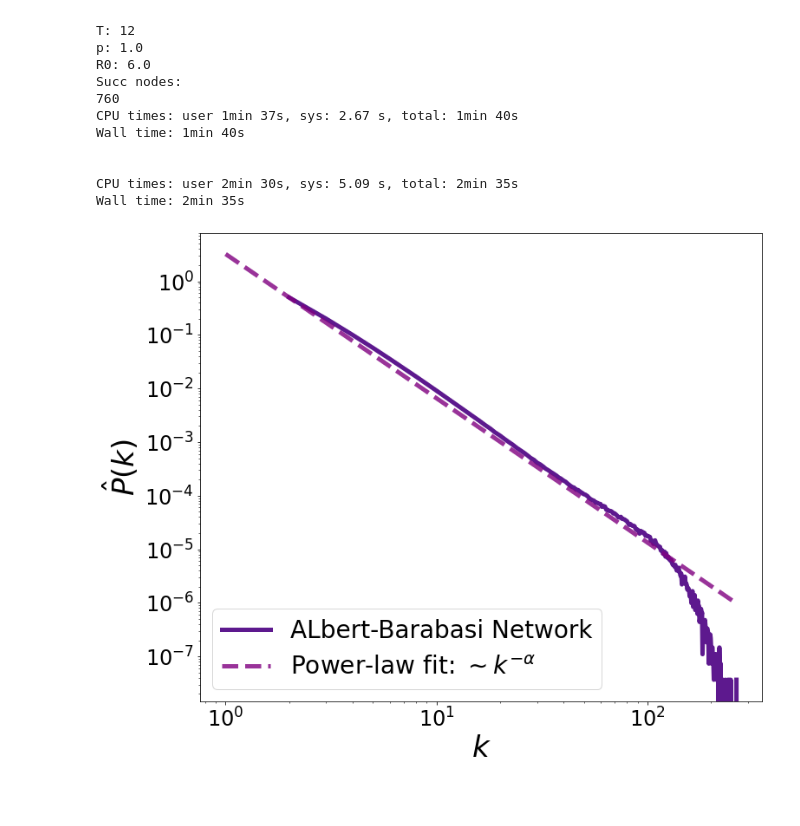
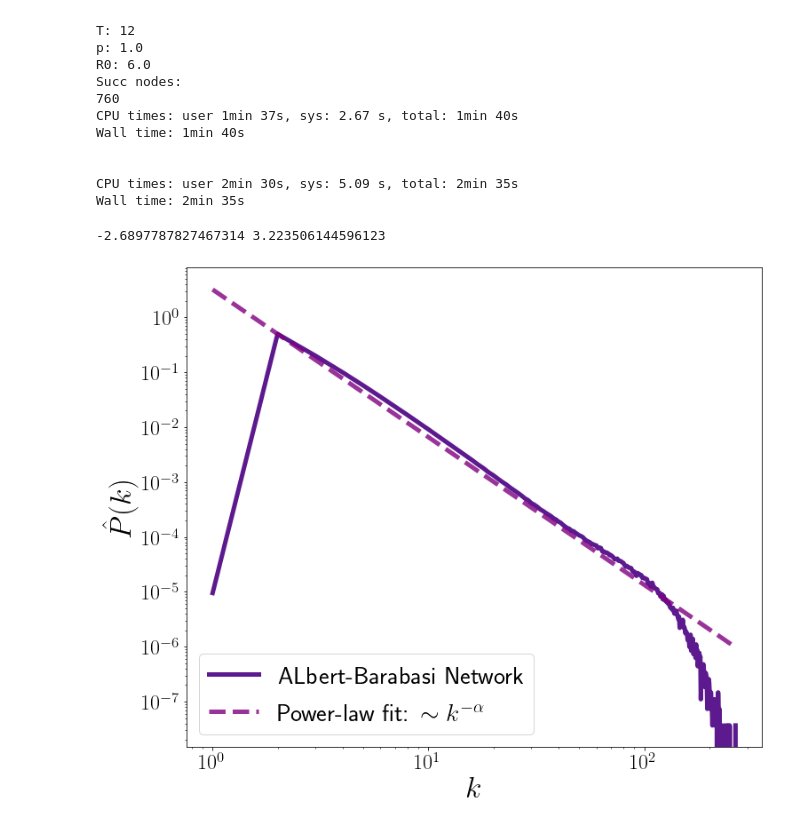
Before and after one commit to betoto008/epidemics_testing, a Jupyter notebook: notebooks/1_Stochastic_Network.ipynb, the cells around one changed output. Saved outputs shown, nothing was run; the diff lists cells and outputs as text; code cells hidden in the pictures; blank space fills up the shorter version.

```diff
--- a/notebooks/1_Stochastic_Network.ipynb
+++ b/notebooks/1_Stochastic_Network.ipynb
@@ -6,6 +6,7 @@ sys.path.append('../library/')
 from models import *
 from Epi_models import*
 from functions import *
+plt.rcParams['text.usetex'] = True
 import networkx as nx
 import matplotlib.animation as animation
 import seaborn as sns
@@ -15,7 +16,7 @@ import warnings
 warnings.filterwarnings('ignore')
 import matplotlib.ticker as ticker
 Text_files_path = '../Text_files/Testing_Networks/'
-
+import math
 %autosave 60
 # %% [output]
 Autosaving every 60 seconds
@@ -226,12 +255,15 @@ CPU times: user 2min 30s, sys: 5.09 s, total: 2min 35s
 Wall time: 2min 35s
 # %%
 fig, ax = plt.subplots(figsize=(12,10), gridspec_kw={'bottom': 0.13,'left':.15})
-ax.plot(k[1:], p_k[1:], marker = '', ms = '13', ls = '-', color = 'indigo', lw = 5, alpha = .9, label = 'ALbert-Barabasi Network')
+ax.plot(k[:], p_k[:], marker = '', ms = '13', ls = '-', color = 'indigo', lw = 5, alpha = .9, label = 'ALbert-Barabasi Network')
 popt, potv = curve_fit(my_linear_function, np.log(k[1:-150][p_k[1:-150]!=0]), np.log(p_k[1:-150][p_k[1:-150]!=0]))
 ax.plot(k[:], (k[:].astype(float)**(popt[1]))*((p_k[1:][0])/(k[1:].astype(float)**(popt[1]))[0]), marker = '', ms = '12', ls = '--', color = 'purple', lw = 5, alpha = .8, label = r'Power-law fit: $\sim k^{-\alpha}$')
 my_plot_layout(ax = ax, yscale = 'log', xscale = 'log', xlabel= r'$k$', ylabel= r'$\hat{P}(k)$', x_fontsize = 34, y_fontsize = 34)
 ax.legend(fontsize = 28, loc = 3)
+beta_perc = 1/(3+popt[1])
+print(popt[1], beta_perc)
 fig.savefig('../figures/Stochastic/Networks/barabasi-albert/pdfs/Degree_distribution.pdf')
 fig.savefig('../figures/Stochastic/Networks/barabasi-albert/Degree_distribution.png')
 # %% [output]
+-2.6897787827467314 3.223506144596123
-[figure, old version]
+[figure, new version]
```
Also changed, not shown: parts of 7 cells of this notebook, 30 other files.
